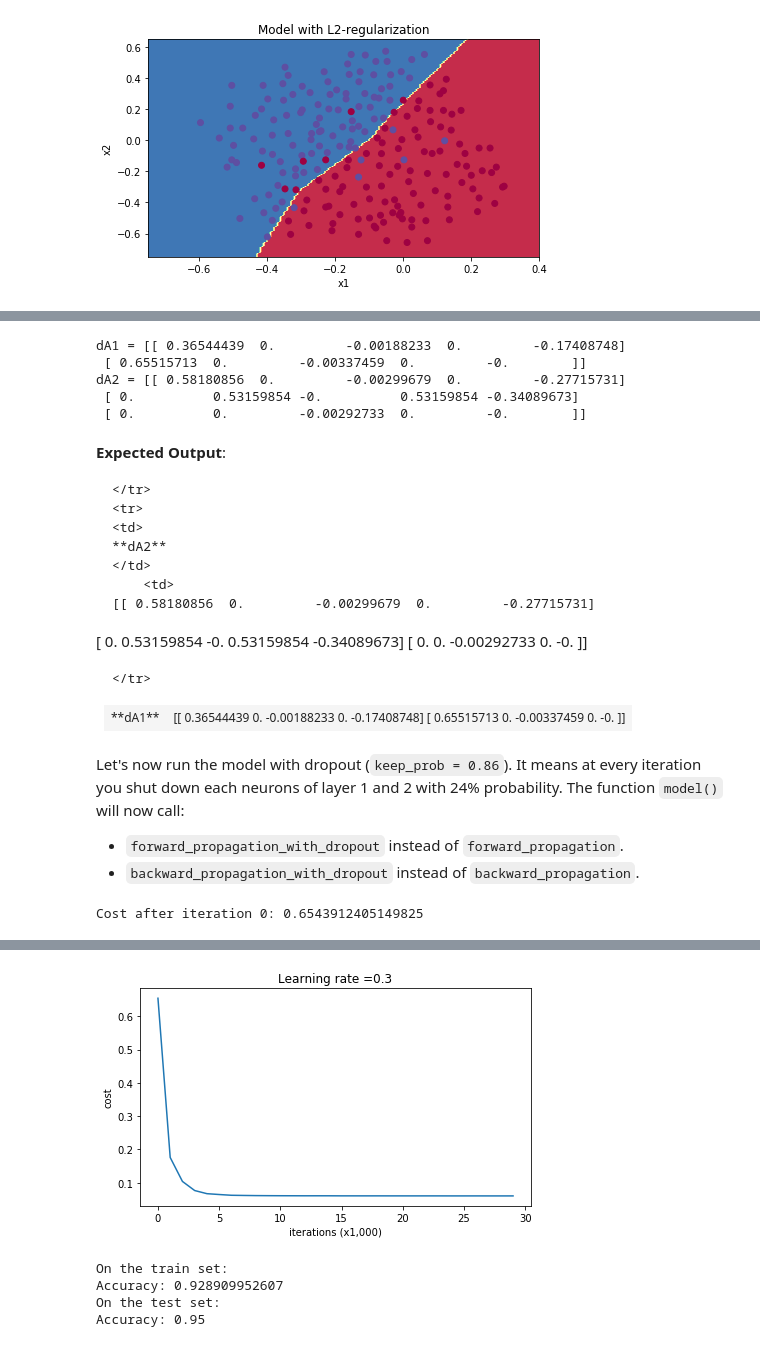
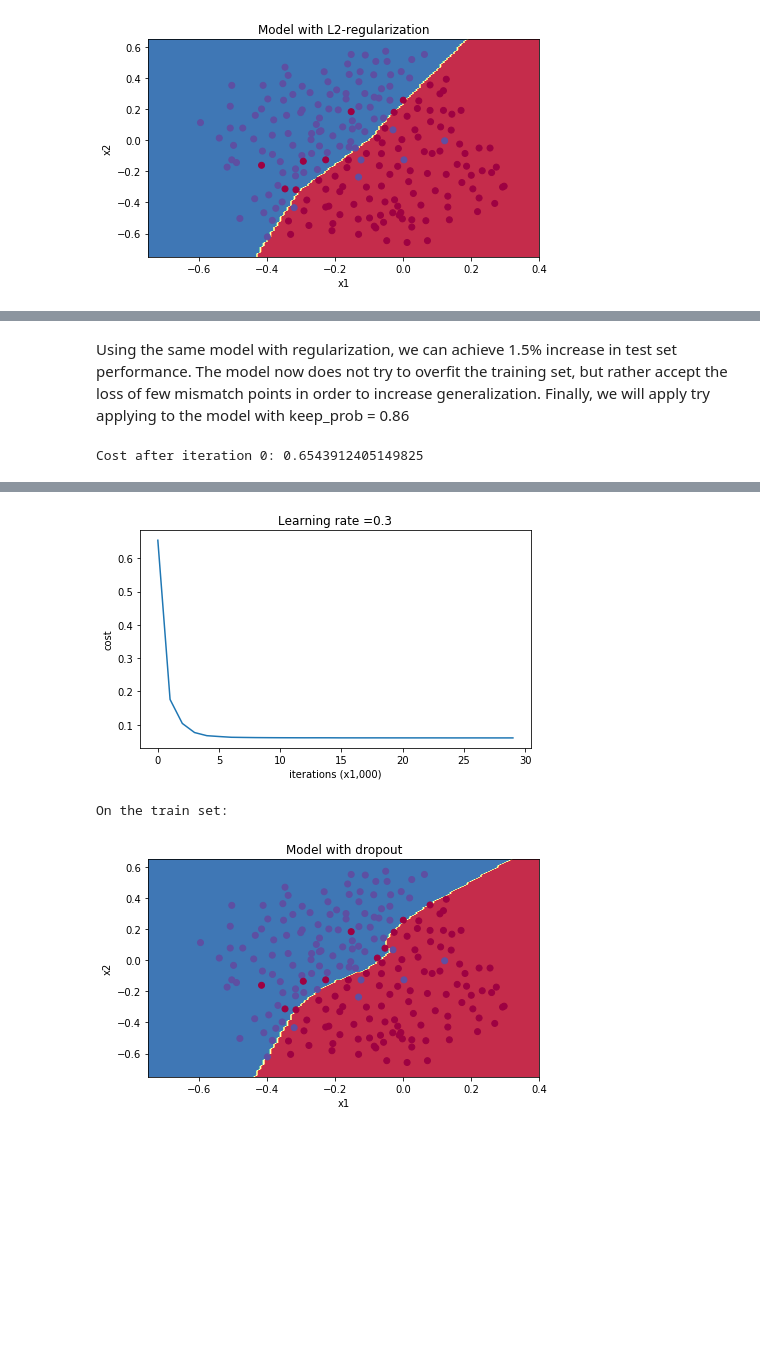
Before and after one commit to phuclehv/Deep-Learning, a Jupyter notebook: Effect of hyperparameter tuning and choice of model in deep learning's performance.ipynb, the cells around one changed output, grey strips where cells are left out. Saved outputs shown, nothing was run; the diff lists cells and outputs as text; code cells hidden in the pictures; blank space fills up the shorter version.

```diff
--- a/Effect of hyperparameter tuning and choice of model in deep learning's performance.ipynb
+++ b/Effect of hyperparameter tuning and choice of model in deep learning's performance.ipynb
@@ -285,52 +97,16 @@ def backward_propagation_with_dropout(X, Y, cache, keep_prob):
-# %%
-X_assess, Y_assess, cache = backward_propagation_with_dropout_test_case()
-
-gradients = backward_propagation_with_dropout(X_assess, Y_assess, cache, keep_prob = 0.8)
-
-print ("dA1 = " + str(gradients["dA1"]))
-print ("dA2 = " + str(gradients["dA2"]))
-# %% [output]
-dA1 = [[ 0.36544439  0.         -0.00188233  0.         -0.17408748]
- [ 0.65515713  0.         -0.00337459  0.         -0.        ]]
-dA2 = [[ 0.58180856  0.         -0.00299679  0.         -0.27715731]
- [ 0.          0.53159854 -0.          0.53159854 -0.34089673]
- [ 0.          0.         -0.00292733  0.         -0.        ]]
-# %% [markdown]
-**Expected Output**:
-
-<table>
-    <tr>
-    <td>
-    **dA1**
-    </td>
-        <td>
-    [[ 0.36544439  0.         -0.00188233  0.         -0.17408748]
- [ 0.65515713  0.         -0.00337459  0.         -0.        ]]
-    </td>
-
-    </tr>
-    <tr>
-    <td>
-    **dA2**
-    </td>
-        <td>
-    [[ 0.58180856  0.         -0.00299679  0.         -0.27715731]
- [ 0.          0.53159854 -0.          0.53159854 -0.34089673]
- [ 0.          0.         -0.00292733  0.         -0.        ]]
-    </td>
-
-    </tr>
-</table>
-# %% [markdown]
-Let's now run the model with dropout (`keep_prob = 0.86`). It means at every iteration you shut down each neurons of layer 1 and 2 with 24% probability. The function `model()` will now call:
-- `forward_propagation_with_dropout` instead of `forward_propagation`.
-- `backward_propagation_with_dropout` instead of `backward_propagation`.
+# %% [markdown]
+Using the same model with regularization, we can achieve 1.5% increase in test set performance. The model now does not try to overfit the training set, but rather accept the loss of few mismatch points in order to increase generalization.
+Finally, we will apply try applying to the model with keep_prob = 0.86
 # %%
 parameters = model(train_X, train_Y, keep_prob = 0.86, learning_rate = 0.3)
-
 print ("On the train set:")
-predictions_train = predict(train_X, train_Y, parameters)
-print ("On the test set:")
-predictions_test = predict(test_X, test_Y, parameters)
+#predictions_train = predict(train_X, train_Y, parameters)
+#print ("On the test set:")
+#predictions_test = predict(test_X, test_Y, parameters)
+plt.title("Model with dropout")
+axes = plt.gca()
+axes.set_xlim([-0.75,0.40])
+axes.set_ylim([-0.75,0.65])
+plot_decision_boundary(lambda x: predict_dec(parameters, x.T), train_X, train_Y)
 # %% [output]
 Cost after iteration 0: 0.6543912405149825
@@ -338,6 +114,4 @@ Cost after iteration 10000: 0.06101698657490559
 Cost after iteration 20000: 0.060582435798513114
 [figure]
 On the train set:
-Accuracy: 0.928909952607
-On the test set:
-Accuracy: 0.95
+[figure, added]
```
Also changed, not shown: parts of 26 cells of this notebook, 2 other files.
